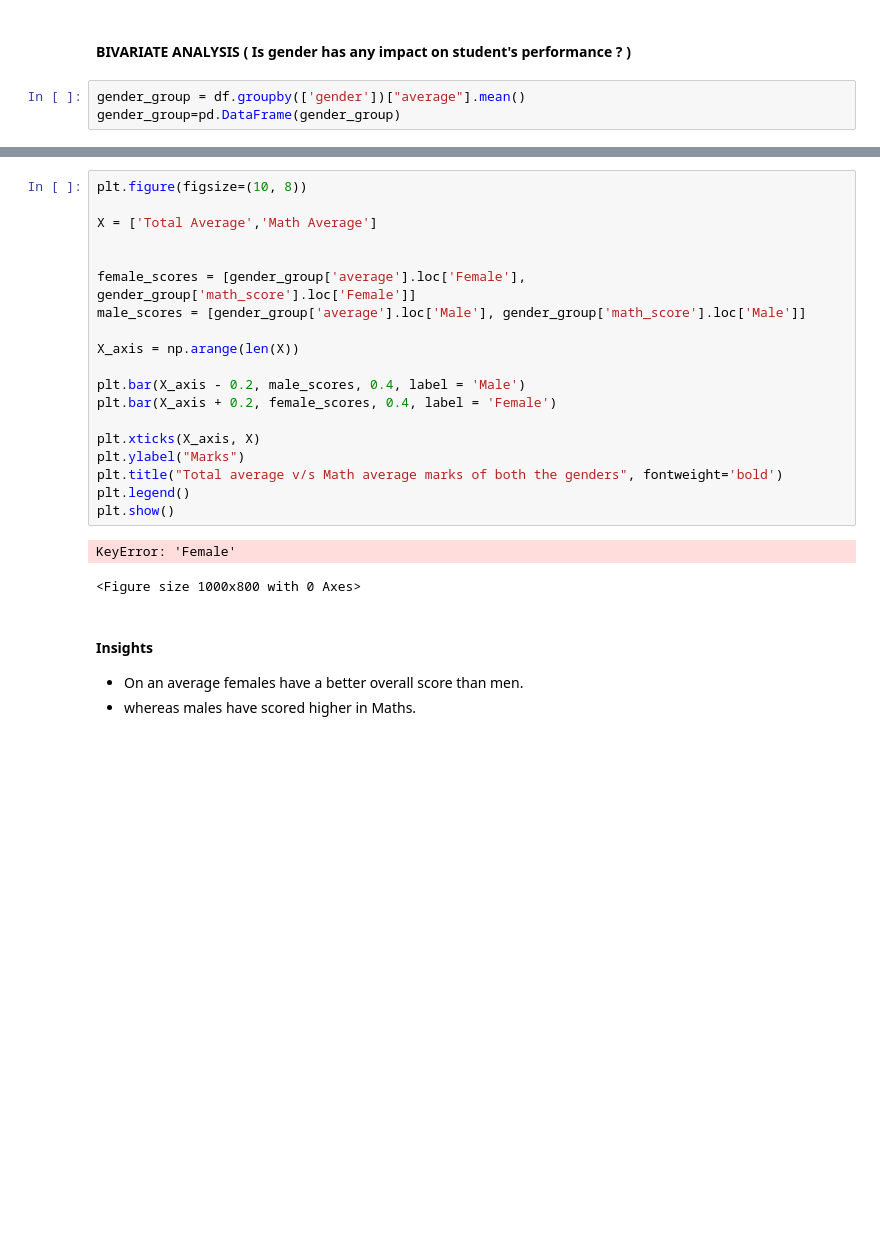
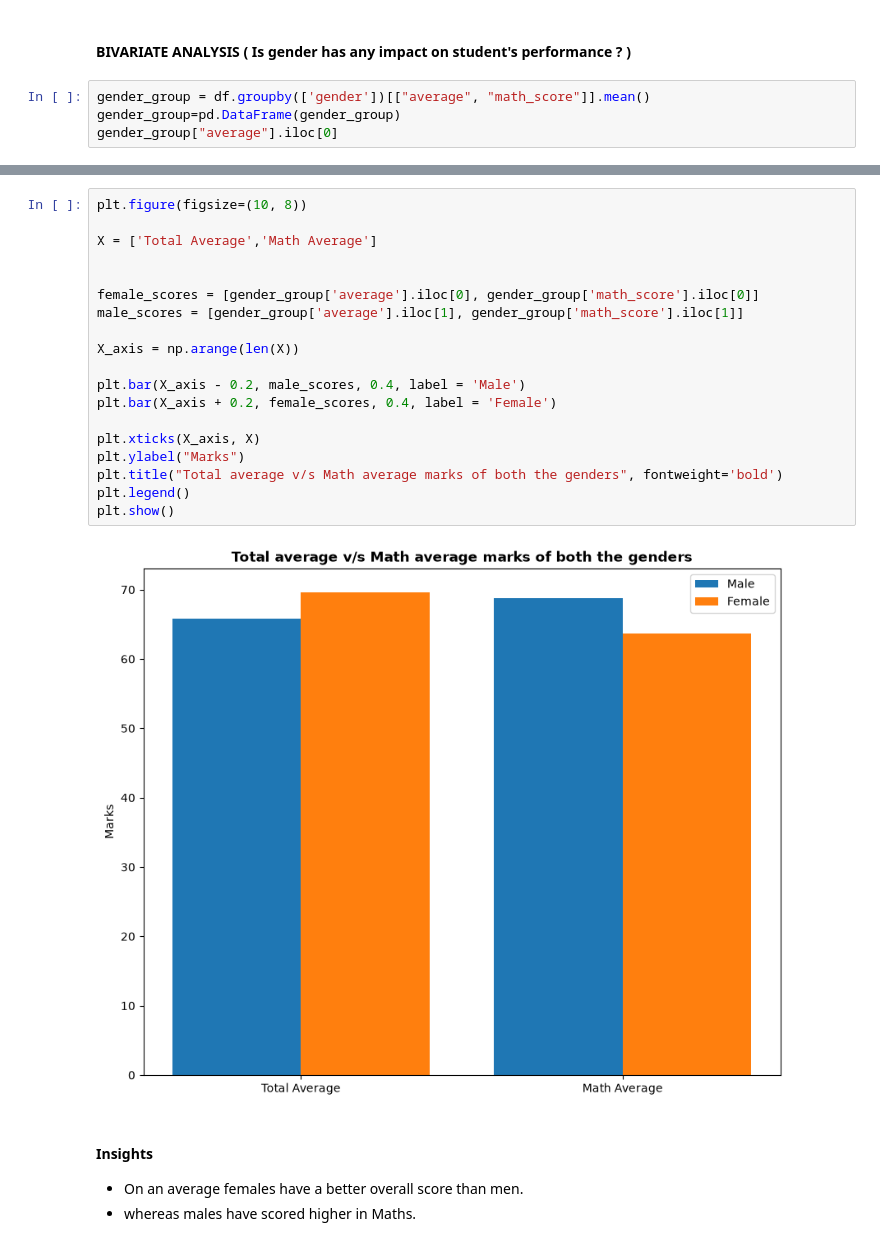
Before and after one commit to rahulrc2030-collab/ml_project, a Jupyter notebook: notebook/1 . EDA STUDENT PERFORMANCE .ipynb, the cells around one changed output, grey strips where cells are left out. Drawn from its saved outputs; the diff is of its cells as text; blank space fills up the shorter version.

```diff
--- a/notebook/1 . EDA STUDENT PERFORMANCE .ipynb
+++ b/notebook/1 . EDA STUDENT PERFORMANCE .ipynb
@@ -455,5 +455,6 @@ plt.show()
 # %% [markdown]
 #### BIVARIATE ANALYSIS ( Is gender has any impact on student's performance ? )
 # %%
-gender_group = df.groupby(['gender'])["average"].mean()
+gender_group = df.groupby(['gender'])[["average", "math_score"]].mean()
 gender_group=pd.DataFrame(gender_group)
+gender_group["average"].iloc[0]
@@ -460,25 +472,24 @@ gender_group=pd.DataFrame(gender_group)
 # %%
 plt.figure(figsize=(10, 8))
 
 X = ['Total Average','Math Average']
 
 
-female_scores = [gender_group['average'].loc['Female'], gender_group['math_score'].loc['Female']]
-male_scores = [gender_group['average'].loc['Male'], gender_group['math_score'].loc['Male']]
+female_scores = [gender_group['average'].iloc[0], gender_group['math_score'].iloc[0]]
+male_scores = [gender_group['average'].iloc[1], gender_group['math_score'].iloc[1]]
 
 X_axis = np.arange(len(X))
 
 plt.bar(X_axis - 0.2, male_scores, 0.4, label = 'Male')
 plt.bar(X_axis + 0.2, female_scores, 0.4, label = 'Female')
 
 plt.xticks(X_axis, X)
 plt.ylabel("Marks")
 plt.title("Total average v/s Math average marks of both the genders", fontweight='bold')
 plt.legend()
 plt.show()
 # %% [output]
-KeyError: 'Female'
-<Figure size 1000x800 with 0 Axes>
+[figure, added]
 # %% [markdown]
 #### Insights
 - On an average females have a better overall score than men.
```
Also changed, not shown: parts of 11 cells of this notebook, 12 other files.
